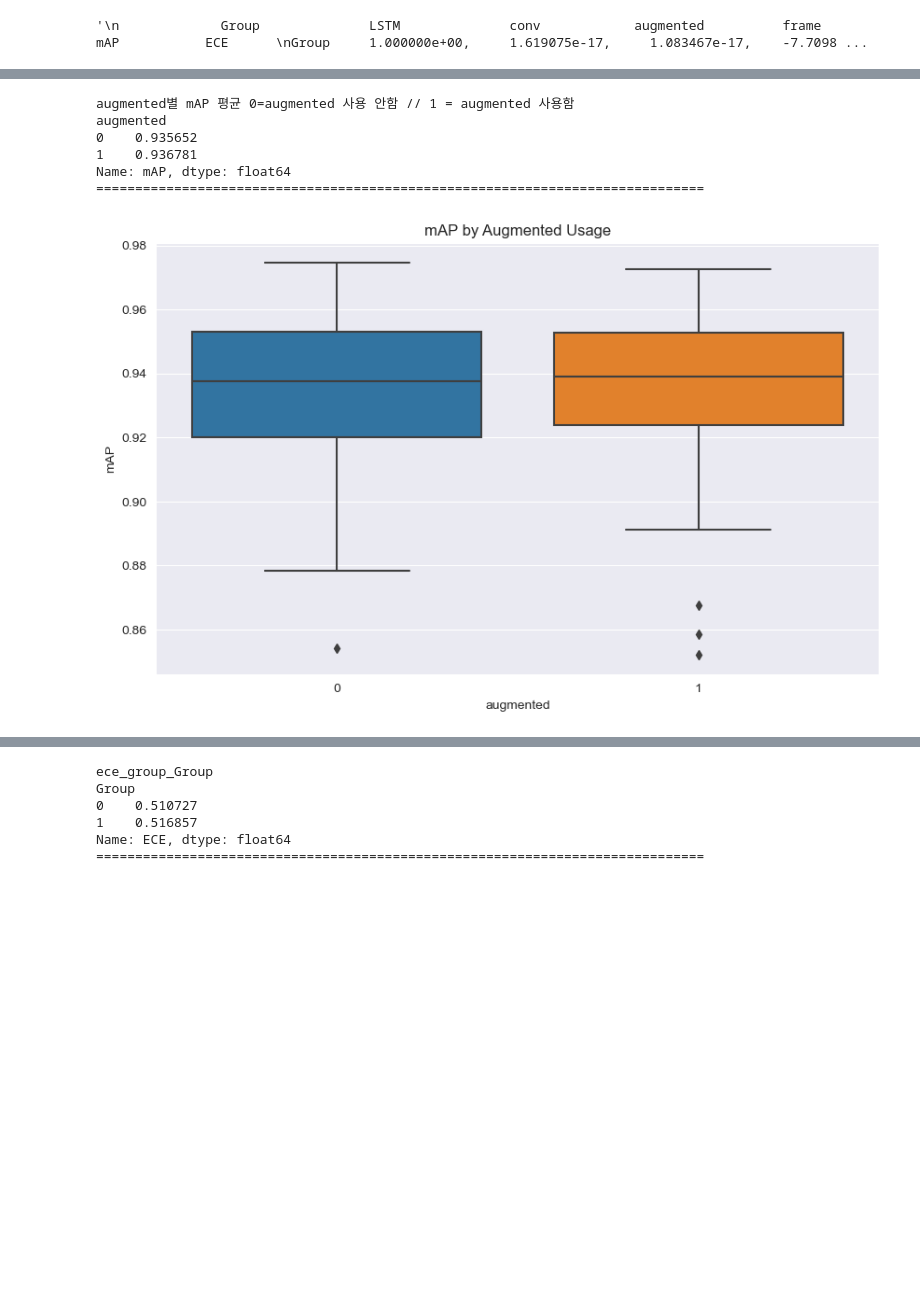
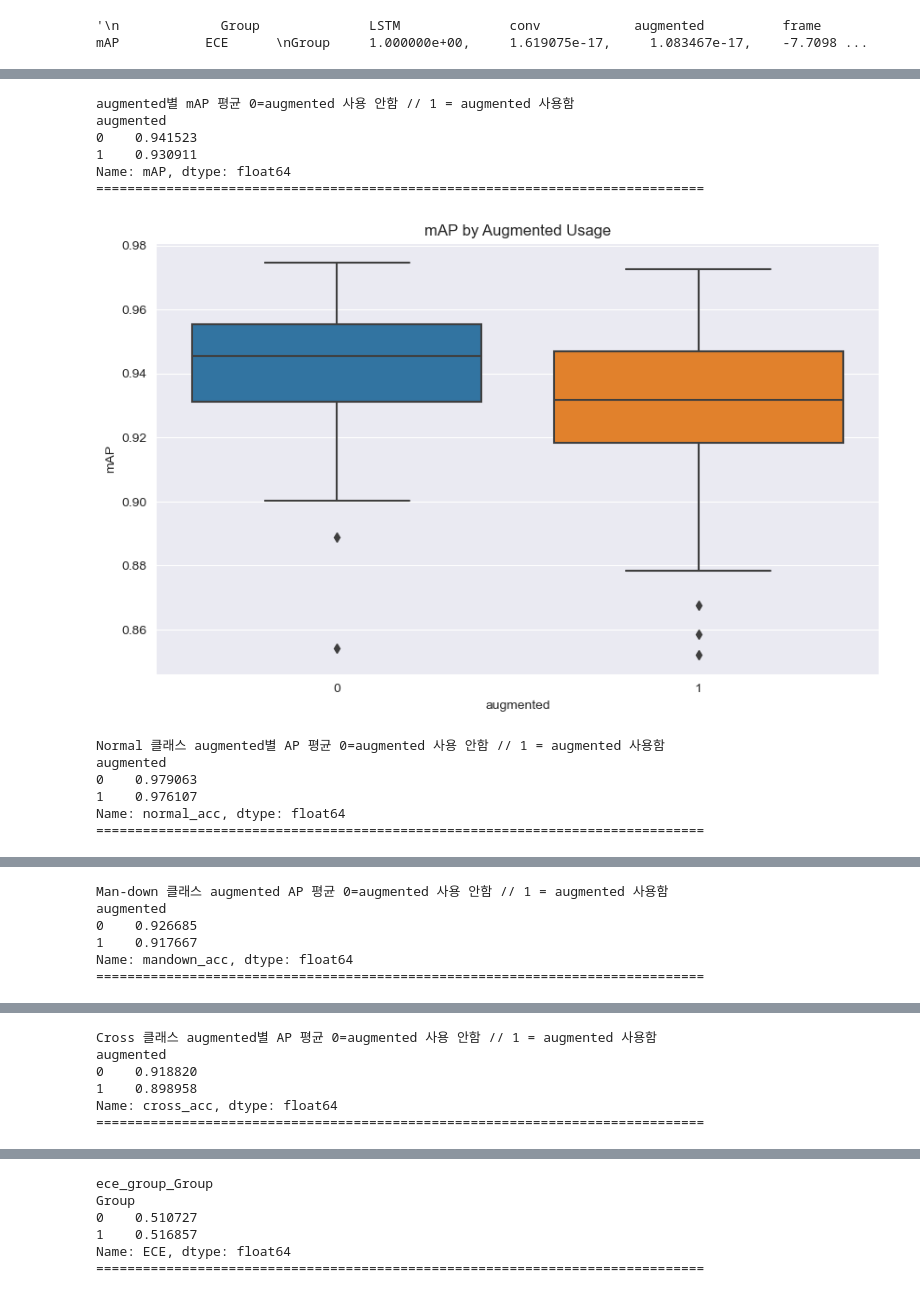
Before and after one commit to HMCHON/hfprND, a Jupyter notebook: Analysis.ipynb, the cells around one changed output, grey strips where cells are left out. Saved outputs shown, nothing was run; the diff lists cells and outputs as text; code cells hidden in the pictures; blank space fills up the shorter version.

```diff
--- a/Analysis.ipynb
+++ b/Analysis.ipynb
@@ -7,7 +7,7 @@ import matplotlib.pyplot as plt
 import seaborn as sns
 
 # 데이터 로드
-file_path = 'combined_results.csv'
+file_path = 'ece_result.csv'
 df = pd.read_csv(file_path)
 
 # 데이터 확인
@@ -134,18 +239,54 @@ Name: mAP, dtype: float64
 # %%
 # augmented에 따른 mAP 평균 계산
 augmented_Group = df.groupby('augmented')['mAP'].mean()
 print("augmented별 mAP 평균", "0=augmented 사용 안함 // 1 = augmented 사용함")
 print(augmented_Group)
 print('==============================================================================')
 plt.figure(figsize=(10, 6))
 sns.boxplot(x='augmented', y='mAP', data=df)
 plt.title('mAP by Augmented Usage')
 plt.show()
+
+# augmented에 따른 normal category의 mAP 평균 계산
+augmented_Group = df.groupby('augmented')['normal_acc'].mean()
+print("Normal 클래스 augmented별 AP 평균", "0=augmented 사용 안함 // 1 = augmented 사용함")
+print(augmented_Group)
+print('==============================================================================')
+plt.figure(figsize=(10, 6))
+sns.boxplot(x='augmented', y='mAP', data=df)
+plt.title('mAP about normal class by Augmented Usage')
+plt.show()
+
+# augmented에 따른 mandown category의 mAP 평균 계산
+augmented_Group = df.groupby('augmented')['mandown_acc'].mean()
+print("Man-down 클래스 augmented AP 평균", "0=augmented 사용 안함 // 1 = augmented 사용함")
+print(augmented_Group)
+print('==============================================================================')
+plt.figure(figsize=(10, 6))
+sns.boxplot(x='augmented', y='mAP', data=df)
+plt.title('AP about mandown class by Augmented Usage')
+plt.show()
+
+# augmented에 따른 cross category의 mAP 평균 계산
+augmented_Group = df.groupby('augmented')['cross_acc'].mean()
+print("Cross 클래스 augmented별 AP 평균", "0=augmented 사용 안함 // 1 = augmented 사용함")
+print(augmented_Group)
+print('==============================================================================')
+plt.figure(figsize=(10, 6))
+sns.boxplot(x='augmented', y='mAP', data=df)
+plt.title('mAP about cross class by Augmented Usage')
+plt.show()
 # %% [output]
 augmented별 mAP 평균 0=augmented 사용 안함 // 1 = augmented 사용함
 augmented
-0    0.935652
-1    0.936781
+0    0.941523
+1    0.930911
 Name: mAP, dtype: float64
 ==============================================================================
-[figure, old version]
+[figure, new version]
+Normal 클래스 augmented별 AP 평균 0=augmented 사용 안함 // 1 = augmented 사용함
+augmented
+0    0.979063
+1    0.976107
+Name: normal_acc, dtype: float64
+==============================================================================
@@ -151,0 +294,6 @@ Name: mAP, dtype: float64
+Man-down 클래스 augmented AP 평균 0=augmented 사용 안함 // 1 = augmented 사용함
+augmented
+0    0.926685
+1    0.917667
+Name: mandown_acc, dtype: float64
+==============================================================================
@@ -151,0 +301,6 @@ Name: mAP, dtype: float64
+Cross 클래스 augmented별 AP 평균 0=augmented 사용 안함 // 1 = augmented 사용함
+augmented
+0    0.918820
+1    0.898958
+Name: cross_acc, dtype: float64
+==============================================================================
```
Also changed, not shown: parts of 12 cells of this notebook, 12 other files.
